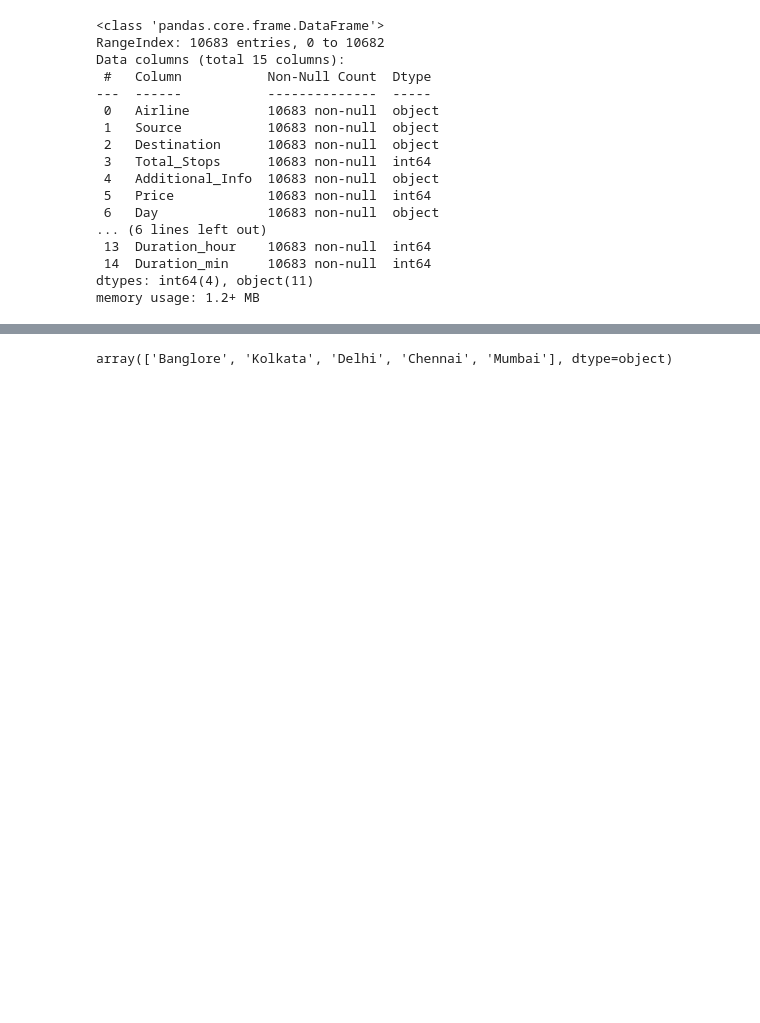
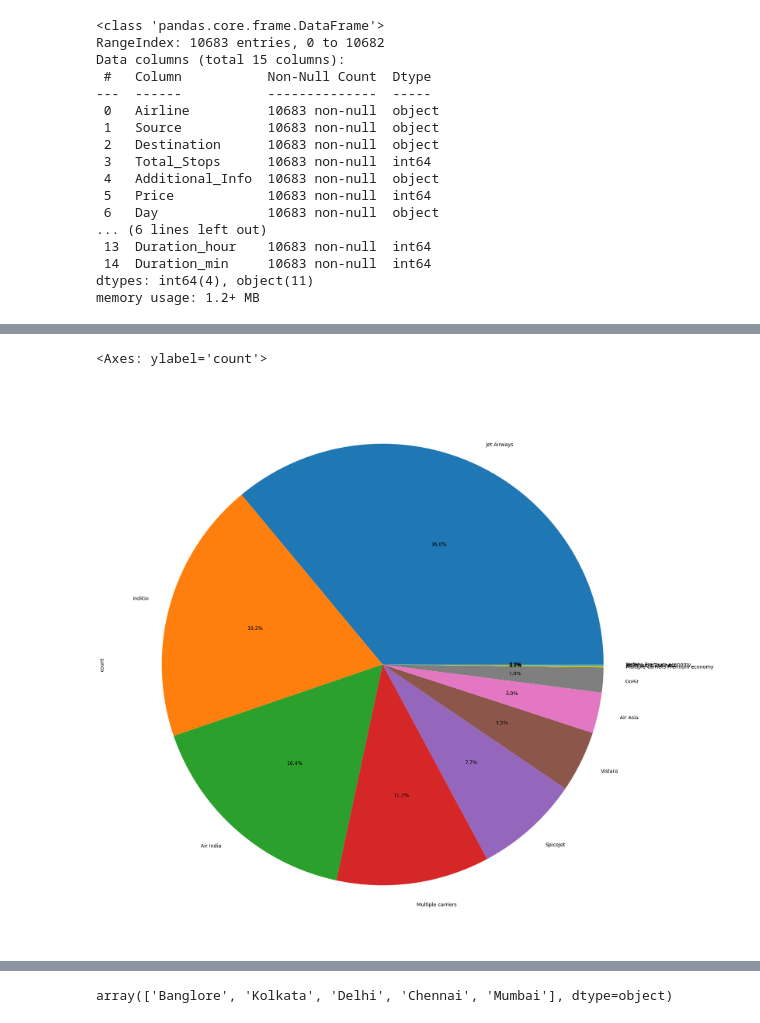
Before and after one commit to bibekpoudel01/Flight-Price-, a Jupyter notebook: Flight-price.ipynb, the cells around one changed output, grey strips where cells are left out. Cells and saved outputs as stored; diff of their text form; code cells hidden in the pictures; blank space fills up the shorter version.

```diff
--- a/Flight-price.ipynb
+++ b/Flight-price.ipynb
@@ -408,0 +395,7 @@ array(['IndiGo', 'Air India', 'Jet Airways', 'SpiceJet',
+# %%
+df['Additional_Info']=df['Additional_Info'].replace('No info','No Info')
+# %%
+df['Airline'].value_counts().plot.pie(autopct='%1.1f%%',figsize=(20,21))
+# %% [output]
+<Axes: ylabel='count'>
+[figure, added]
```
Also changed, not shown: parts of 31 cells of this notebook.
